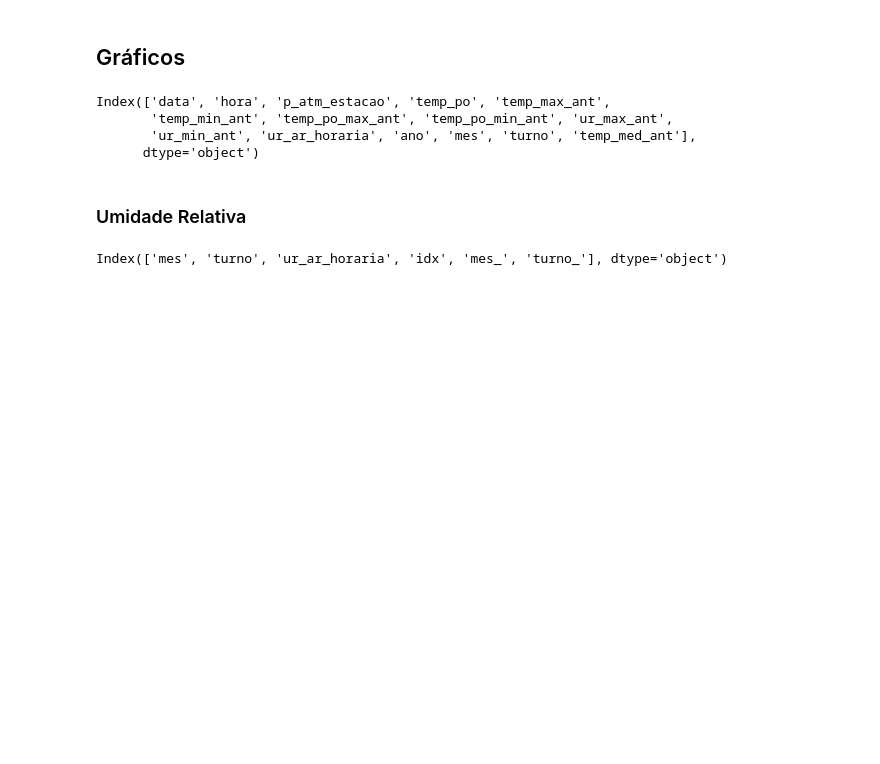
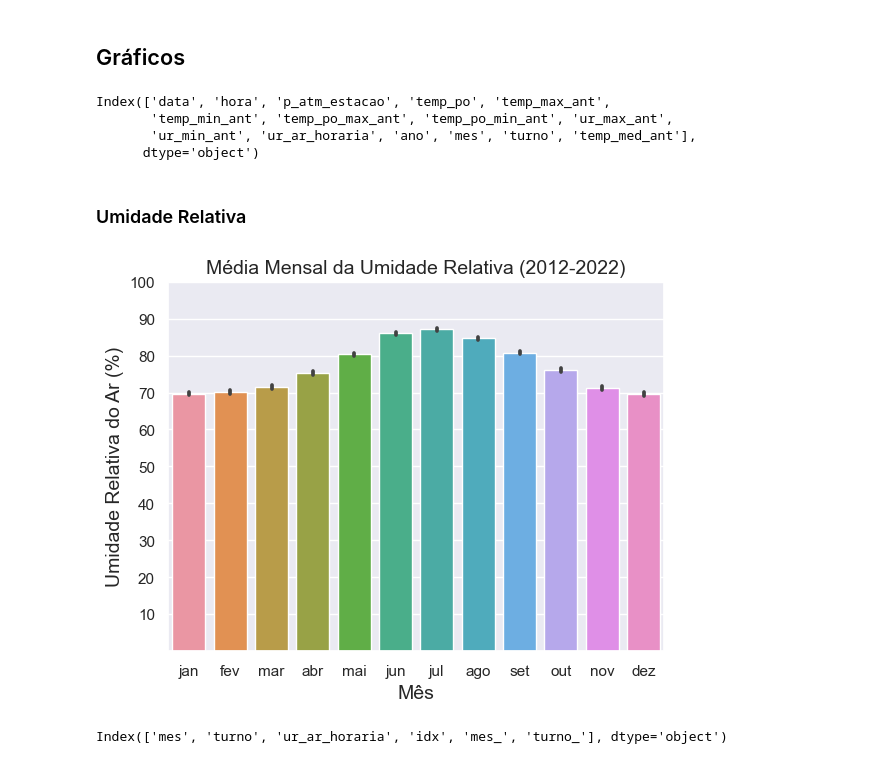
Before and after one commit to Raphael-Prazeres/Ler_dados_INMET, a Jupyter notebook: dados_inmet.ipynb, the cells around one changed output. Cells and saved outputs as stored; diff of their text form; code cells hidden in the pictures; blank space fills up the shorter version.

```diff
--- a/dados_inmet.ipynb
+++ b/dados_inmet.ipynb
@@ -621,3 +610,12 @@ Index(['data', 'hora', 'p_atm_estacao', 'temp_po', 'temp_max_ant',
       dtype='object')
 # %% [markdown]
 ### Umidade Relativa
+# %%
+sns.barplot(data=df,x='mes',y='ur_ar_horaria')
+plt.title('Média Mensal da Umidade Relativa (2012-2022)', size=14);
+plt.ylabel('Umidade Relativa do Ar (%)', size=14)
+plt.xlabel('Mês', size=14)
+
+plt.yticks(np.arange(10, 101, 10));
+# %% [output]
+[figure, added]
```
Also changed, not shown: parts of 24 cells of this notebook, 1 other file.
